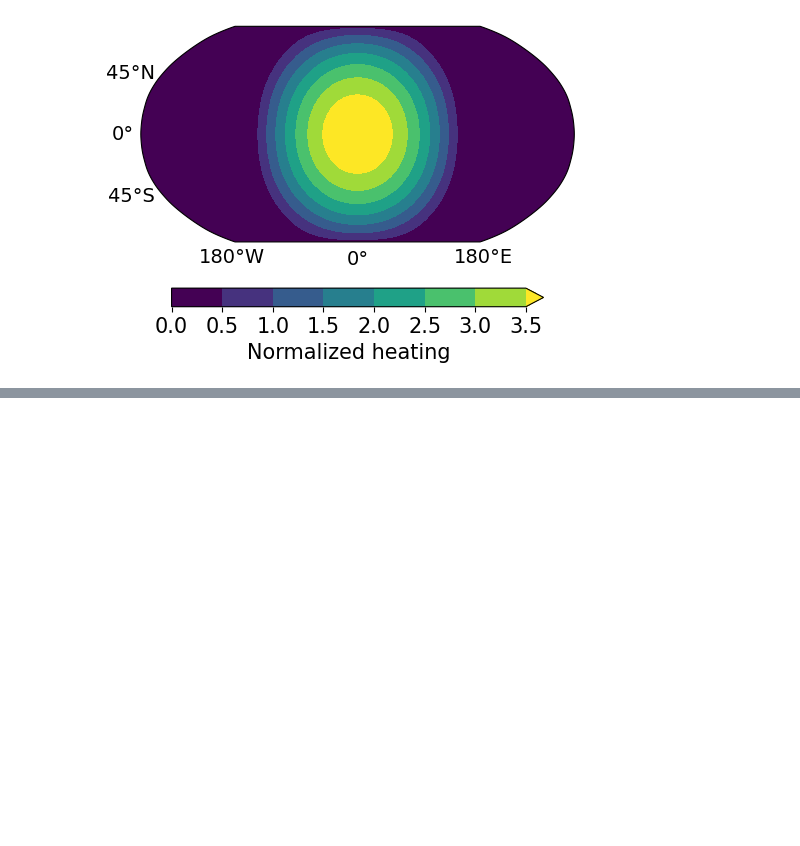
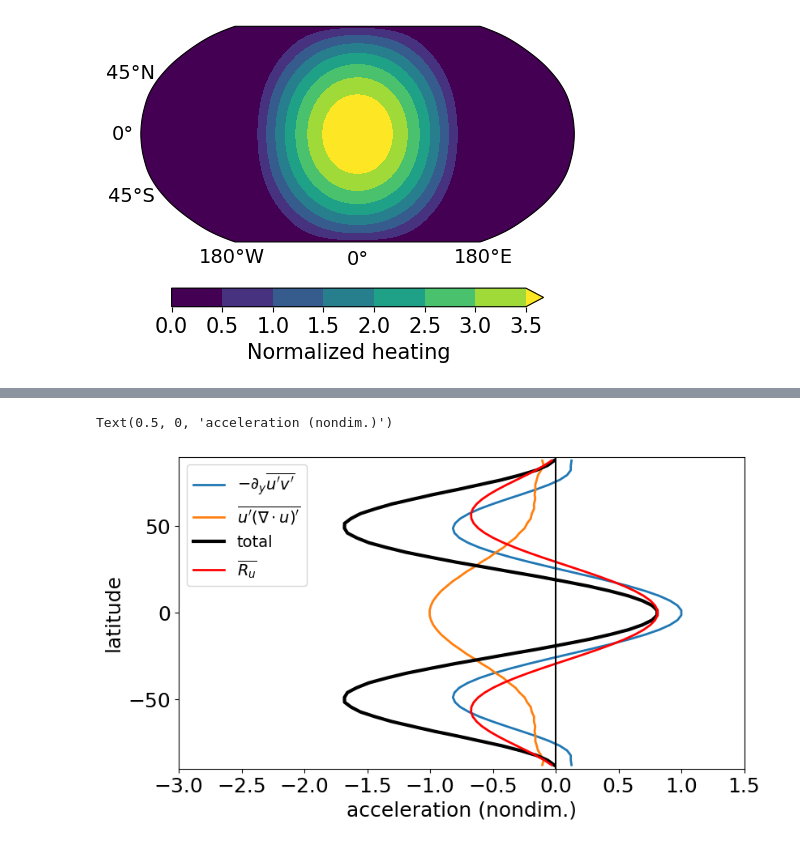
Before and after one commit to qnicolas/superrotation, a Jupyter notebook: FIGURES.ipynb, the cells around one changed output, grey strips where cells are left out. Cells and saved outputs as stored; diff of their text form; code cells hidden in the pictures; blank space fills up the shorter version.

```diff
--- a/FIGURES.ipynb
+++ b/FIGURES.ipynb
@@ -217,0 +250,8 @@ for a in ax,:
+# %%
+def emfc_1SW(mode,Radius,Ntheta=64,Nphi=128):
+    u1v1_zonalavg = multiply_clean(mode.u1[0],(-mode.u1[1]),Radius,Ntheta,Nphi).mean('longitude')
+    divu1v1 = divergence_clean(u1v1_zonalavg,Radius,Ntheta)
+    zeta1 = curl_clean(mode.u1,Radius,Ntheta,Nphi)
+    v1zeta1 = multiply_clean(zeta1,-mode.u1[1],Radius,Ntheta,Nphi).mean('longitude')
+    Ru = ((mode.Q>0)*(-mode.Q*mode.u1[0]/(mode.gH+mode.gh1))).mean('longitude')
+    return -divu1v1, v1zeta1,Ru
@@ -217,0 +260,20 @@ for a in ax,:
+# %%
+dyuv,vzeta,Ru = emfc_1SW(bvp,R)
+dyuv_smooth = gaussian_filter(dyuv,sigma=1.)*dyuv**0
+# %%
+matplotlib.rcParams.update({'font.size':18})
+fig,ax = plt.subplots(1,1,figsize = (9,5))
+
+m = dyuv_smooth.max()
+(dyuv_smooth/m)        .plot(y='latitude',linewidth=2,label=r"$-\partial_y\overline{u'v'}$")
+((vzeta-dyuv_smooth)/m).plot(y='latitude',linewidth=2,label=r"$\overline{u'(\nabla\cdot u)'}$")
+((vzeta+Ru)/m)              .plot(y='latitude',linewidth=3,color='k',label="total")
+(Ru/m).plot(y='latitude',linewidth=2,color='r',label=r"$\overline{R_u}$")
+ax.axvline(0.,color='k')
+plt.ylim(-90,90)
+plt.legend(loc=2,fontsize=14)
+plt.xlim(-3,1.5)
+plt.xlabel("acceleration (nondim.)")
+# %% [output]
+Text(0.5, 0, 'acceleration (nondim.)')
+[figure, added]
```
Also changed, not shown: parts of 17 cells of this notebook, 2 other files.
